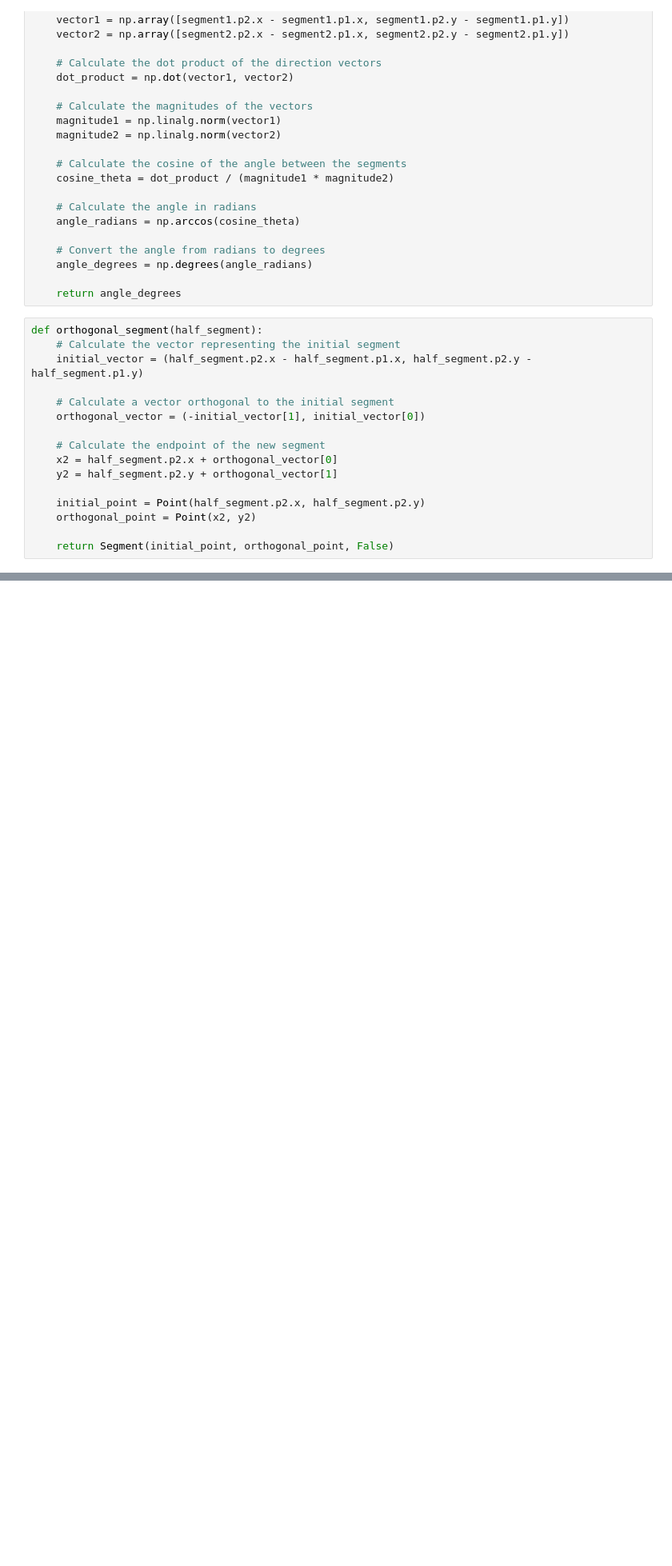
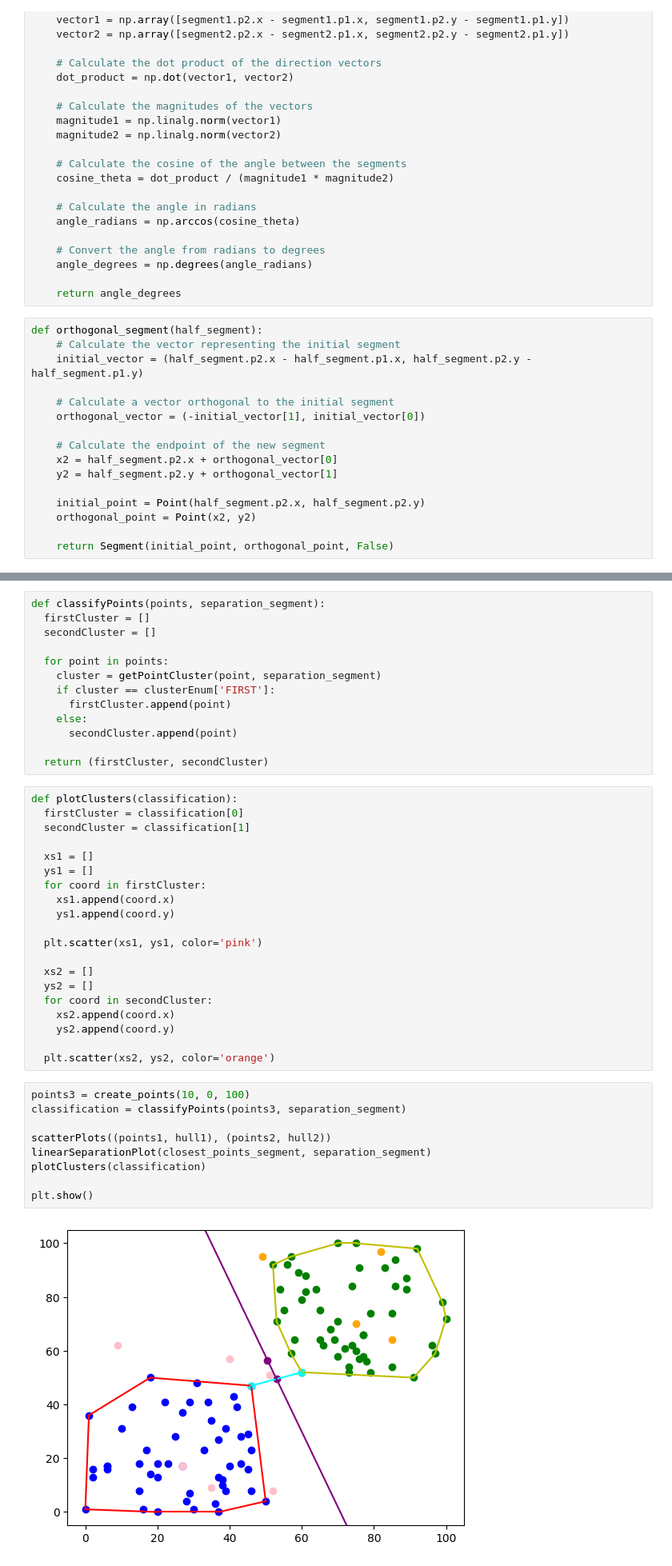
Before and after one commit to Chbmleao/Algorithms2-TP1, a Jupyter notebook: tp1.ipynb, the cells around one changed output, grey strips where cells are left out. Shown: that part at 80% size. Drawn from its saved outputs; the diff is of its cells as text; blank space fills up the shorter version.

Commit message:
feat: implementing classification feature

```diff
--- a/tp1.ipynb
+++ b/tp1.ipynb
@@ -829,0 +847,44 @@ Angle between segments: 90.0
+# %%
+def classifyPoints(points, separation_segment):
+  firstCluster = []
+  secondCluster = []
+
+  for point in points:
+    cluster = getPointCluster(point, separation_segment)
+    if cluster == clusterEnum['FIRST']:
+      firstCluster.append(point)
+    else:
+      secondCluster.append(point)
+
+  return (firstCluster, secondCluster)
+# %%
+def plotClusters(classification):
+  firstCluster = classification[0]
+  secondCluster = classification[1]
+
+  xs1 = []
+  ys1 = []
+  for coord in firstCluster:
+    xs1.append(coord.x)
+    ys1.append(coord.y)
+
+  plt.scatter(xs1, ys1, color='pink')
+
+  xs2 = []
+  ys2 = []
+  for coord in secondCluster:
+    xs2.append(coord.x)
+    ys2.append(coord.y)
+
+  plt.scatter(xs2, ys2, color='orange')
+# %%
+points3 = create_points(10, 0, 100)
+classification = classifyPoints(points3, separation_segment)
+
+scatterPlots((points1, hull1), (points2, hull2))
+linearSeparationPlot(closest_points_segment, separation_segment)
+plotClusters(classification)
+
+plt.show()
+# %% [output]
+[figure, added]
```
Also changed, not shown: parts of 8 cells of this notebook.
